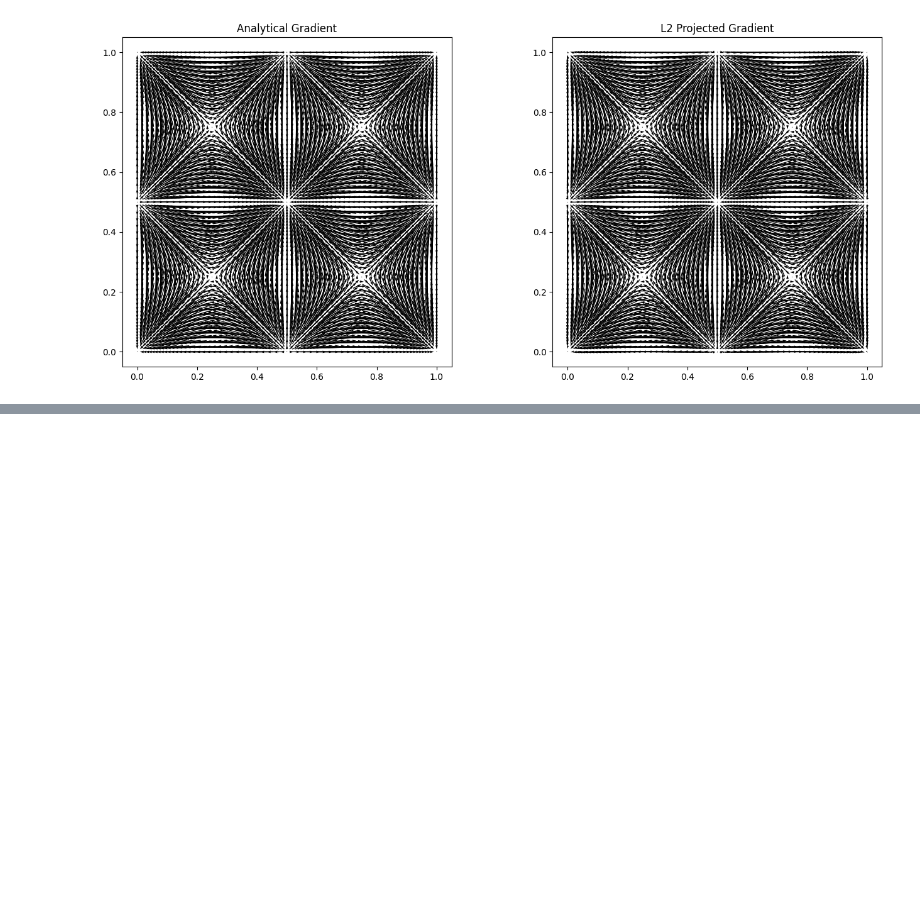
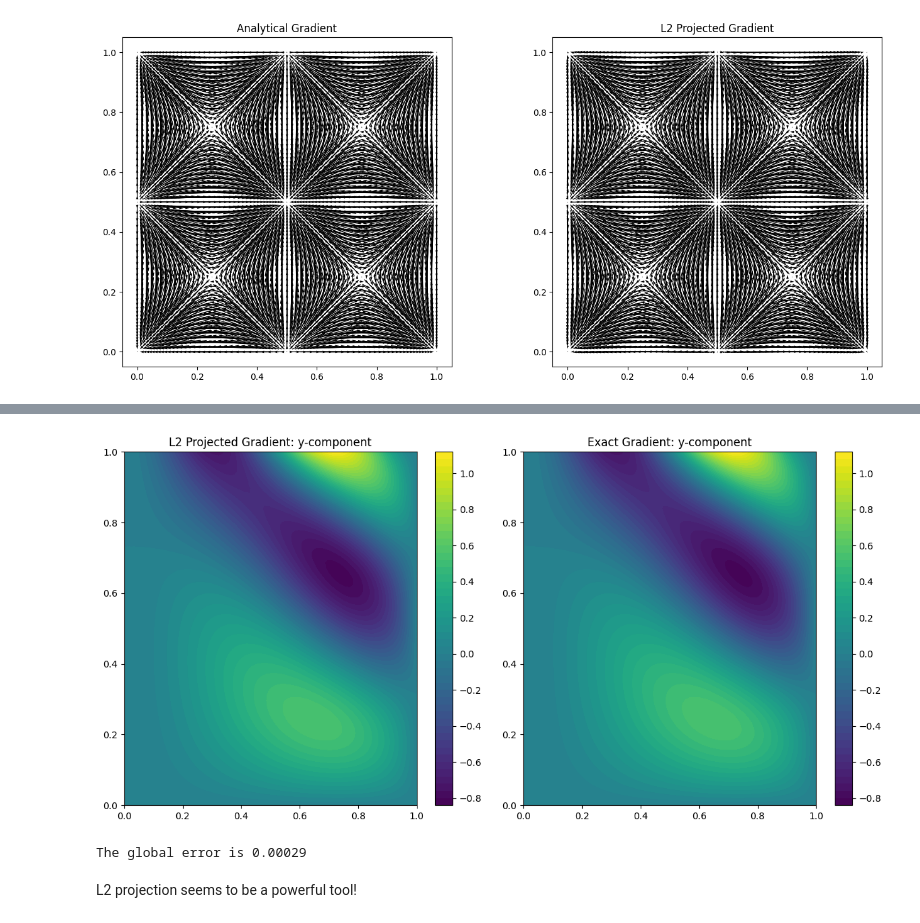
Before and after one commit to acse-yl1922/AdaptiveMeshML, a Jupyter notebook: demo4test.ipynb, the cells around one changed output, grey strips where cells are left out. Saved outputs shown, nothing was run; the diff lists cells and outputs as text; code cells hidden in the pictures; blank space fills up the shorter version.

```diff
--- a/demo4test.ipynb
+++ b/demo4test.ipynb
@@ -194,0 +281,25 @@ The global error is 112.34
+# %%
+fig, axes = plt.subplots(nrows=1, ncols=2, figsize=(12, 6))
+
+# Plot the x-component of the L2 projected gradient
+axes[0].set_title("L2 Projected Gradient: y-component")
+contour = tricontourf(u_grad_l2.sub(1), axes=axes[0], levels=50)
+plt.colorbar(contour, ax=axes[0])
+
+# Plot the y-component of the exact gradient
+axes[1].set_title("Exact Gradient: y-component")
+contour = tricontourf(u_grad_exact.sub(1), axes=axes[1], levels=50)
+plt.colorbar(contour, ax=axes[1])
+
+plt.tight_layout()
+plt.show()
+# %% [output]
+[figure, added]
+# %%
+# Compute the magnitudes of the gradients
+u_grad_diff = errornorm(u_grad_exact,u_grad_l2)
+print("The global error is %.5f" % (u_grad_diff))
+# %% [output]
+The global error is 0.00029
+# %% [markdown]
+L2 projection seems to be a powerful tool!
```
Also changed, not shown: parts of 23 cells of this notebook, 5 other files.
